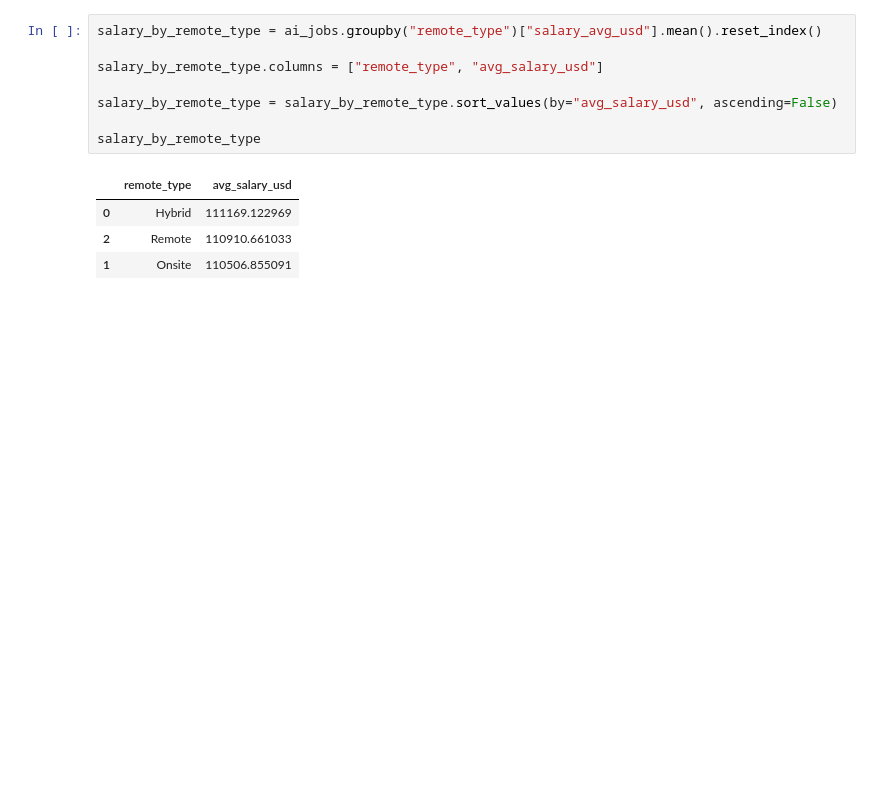
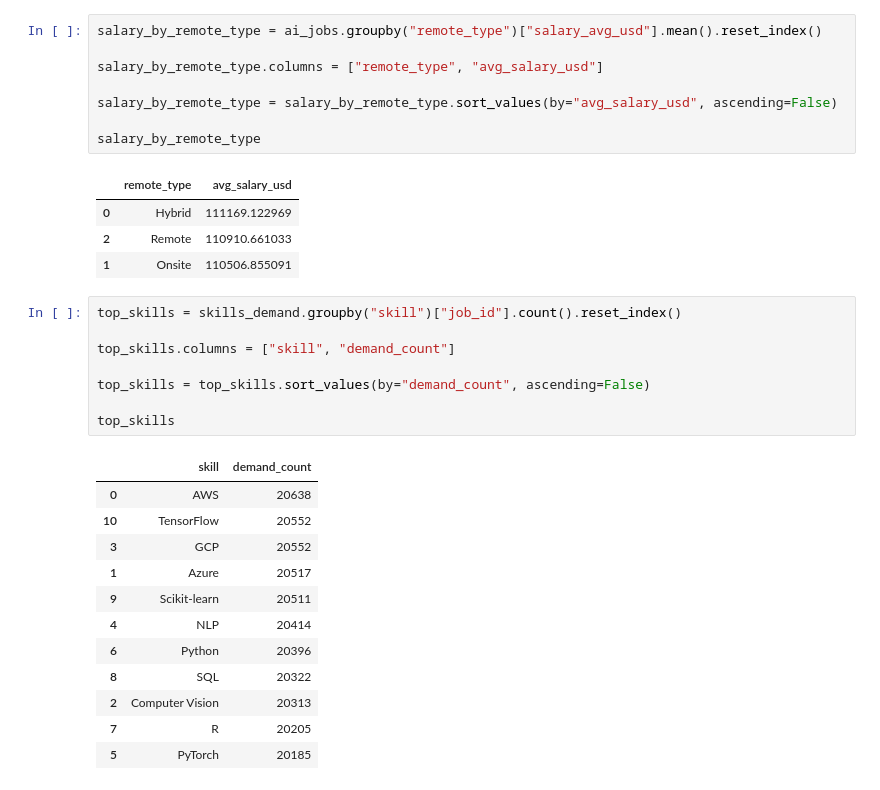
Before and after one commit to Charith-01/Global-AI-Data-Science-Skills-and-Salary-Trends, a Jupyter notebook: notebooks/01_data_loading_and_exploration.ipynb, the cells around one changed output. Cells and saved outputs as stored; diff of their text form; blank space fills up the shorter version.

```diff
--- a/notebooks/01_data_loading_and_exploration.ipynb
+++ b/notebooks/01_data_loading_and_exploration.ipynb
@@ -577,3 +577,24 @@ salary_by_remote_type
 | 0 | Hybrid | 111169.122969 |
 | 2 | Remote | 110910.661033 |
 | 1 | Onsite | 110506.855091 |
+# %%
+top_skills = skills_demand.groupby("skill")["job_id"].count().reset_index()
+
+top_skills.columns = ["skill", "demand_count"]
+
+top_skills = top_skills.sort_values(by="demand_count", ascending=False)
+
+top_skills
+# %% [output]
+|  | skill | demand_count |
+| 0 | AWS | 20638 |
+| 10 | TensorFlow | 20552 |
+| 3 | GCP | 20552 |
+| 1 | Azure | 20517 |
+| 9 | Scikit-learn | 20511 |
+| 4 | NLP | 20414 |
+| 6 | Python | 20396 |
+| 8 | SQL | 20322 |
+| 2 | Computer Vision | 20313 |
+| 7 | R | 20205 |
+| 5 | PyTorch | 20185 |
```
Also changed, not shown: parts of 3 cells of this notebook, 11 other files.
